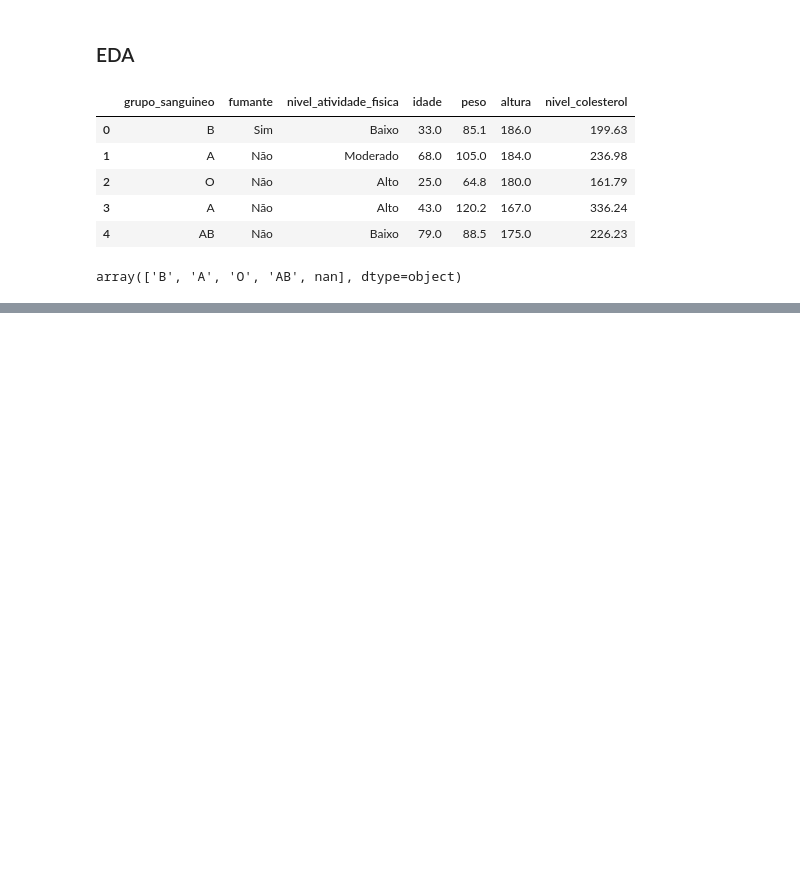
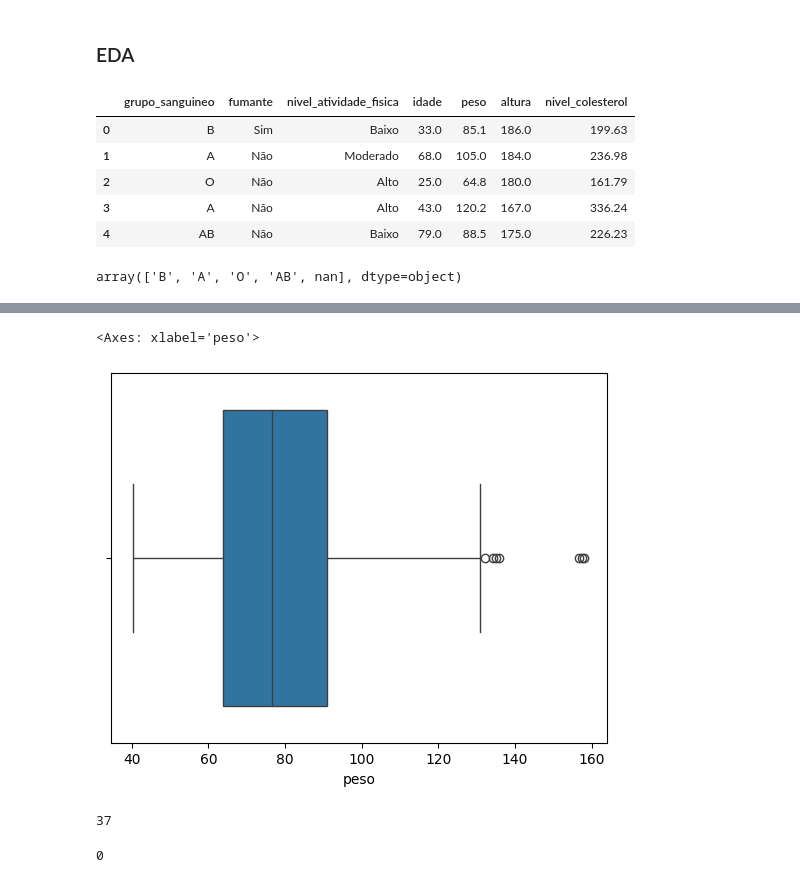
Before and after one commit to lilkirito22/aprendizado_machine_learning, a Jupyter notebook: Regressao_linear_multipla/modelo_colesterol.ipynb, the cells around one changed output, grey strips where cells are left out. Drawn from its saved outputs; the diff is of its cells as text; code cells hidden in the pictures; blank space fills up the shorter version.

```diff
--- a/Regressao_linear_multipla/modelo_colesterol.ipynb
+++ b/Regressao_linear_multipla/modelo_colesterol.ipynb
@@ -79,0 +106,17 @@ array(['B', 'A', 'O', 'AB', nan], dtype=object)
+# %%
+# Coletar medidas das variaveis categoricas
+mode_grupo_sang = df_coleterol_eda.grupo_sanguineo.mode()
+moda_fumante = df_coleterol_eda.fumante.mode()
+moda_nivel_atividade = df_coleterol_eda.nivel_atividade_fisica.mode()
+# %%
+# Coletar medidas das variaveis numericas
+mediana_idade = df_coleterol_eda.idade.median()
+mediana_altura = df_coleterol_eda.altura.median()
+mediana_peso = df_coleterol_eda.peso.median()
+# %%
+# Inputar valores ausentes
+
+df_coleterol_eda.fillna({'grupo_sanguineo': mode_grupo_sang[0], 'fumante': moda_fumante[0], 'nivel_atividade_fisica': moda_nivel_atividade[0], 'idade': mediana_idade, 'peso': mediana_peso, 'altura': mediana_altura}, inplace=True)
+
+# Verificar se os valores ausentes foram imputados
+df_coleterol_eda.isna().sum()
@@ -79,0 +132,3 @@ array(['B', 'A', 'O', 'AB', nan], dtype=object)
+# %%
+df_coleterol_eda['altura'] = df_coleterol_eda['altura'].astype(int)
+df_coleterol_eda['idade'] = df_coleterol_eda['idade'].astype(int)
@@ -79,0 +161,18 @@ array(['B', 'A', 'O', 'AB', nan], dtype=object)
+# %%
+# Verificar / detectar outliers
+sns.boxplot(data=df_coleterol_eda, x='peso')
+# %% [output]
+<Axes: xlabel='peso'>
+[figure, added]
+# %%
+# Filtrar o publico a ser removido
+df_coleterol_eda[df_coleterol_eda['peso'] < 40].shape[0] # 1
+# %% [output]
+37
+# %%
+# Remover publico do Dataframe
+df_coleterol_eda.drop(df_coleterol_eda[df_coleterol_eda['peso'] < 40].index, inplace=True)
+# Verificar se o publico foi removido
+df_coleterol_eda[df_coleterol_eda['peso'] < 40].shape[0] # 0
+# %% [output]
+0
```
Also changed, not shown: parts of 42 cells of this notebook.
